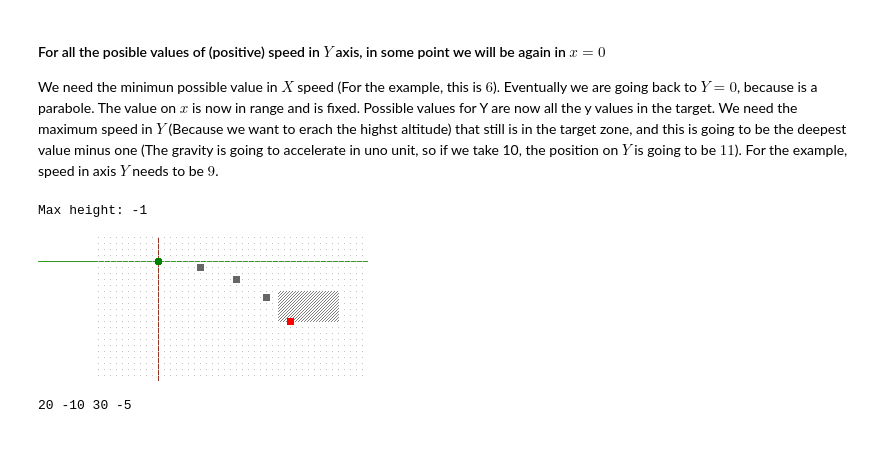
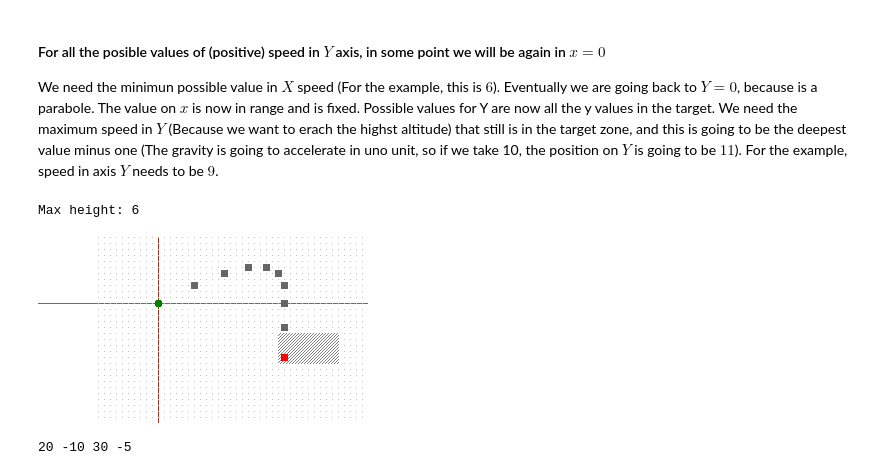
Before and after one commit to euribates/advent_of_code_2021, a Jupyter notebook: day17/day17.ipynb, the cells around one changed output. Cells and saved outputs as stored; diff of their text form; code cells hidden in the pictures; blank space fills up the shorter version.

```diff
--- a/day17/day17.ipynb
+++ b/day17/day17.ipynb
@@ -177,36 +177,37 @@ class DrawWorld:
                 self.offset_x*self.factor,
                 0,
                 self.offset_x*self.factor,
                 self.height*self.factor
             ), fill='#993322'
         )
         if self.factor > 2:
             for y in range(self.min_y, self.max_y+1):
                 for x in range(self.min_x, self.max_x+1):
                     draw.point(self.scale(x, y), fill="silver")
         self.circle(draw, 0, 0, "green")
 
     def draw(self, points=None):
         points = points or []
         img = Image.new('RGBA', (self.width*self.factor, self.height*self.factor))
         draw = ImageDraw.Draw(img)
         self.axis(draw)
         self.rectangle(draw, self.target)
         for x, y in points:
             self.dot(draw, x, y)
         return img
 
 (x0, y0, x1, y1) = load_input('17-sample.txt')
 world = DrawWorld(x0, y0, x1, y1, factor=6)
-marks = list(itertools.takewhile(lambda p: p[1] >= y0, shoot(7, -1, steps = 200)))
+marks = list(itertools.takewhile(lambda p: p[1] >= y0, shoot(6, 3, steps = 200)))
 max_height = max(p[1] for p in marks)
 world.reshape(world.min_x, world.min_y, world.max_x+5, max_height+5)
 print(f'Max height: {max_height}')
 img = world.draw(marks)
+img.save('probe-6-3.png')
 img
 # %% [output]
-Max height: -1
+Max height: 6
-[figure, old version]
+[figure, new version]
 # %%
 min_x, max_x, min_y, max_y = load_input('17-sample.txt')
 marks = list(shoot(3, 6, steps = (6*7)//2))
```
Also changed, not shown: 2 other files.
